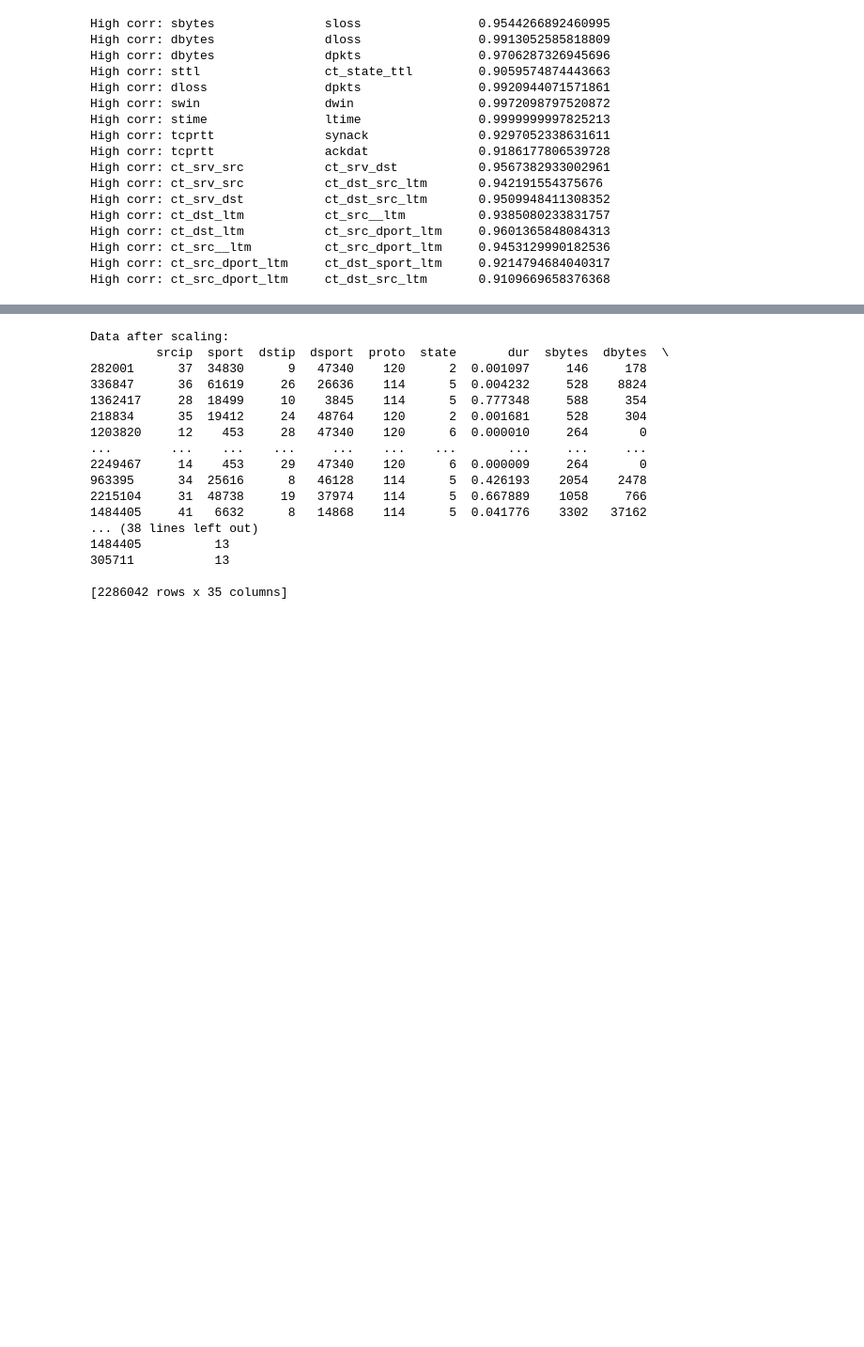
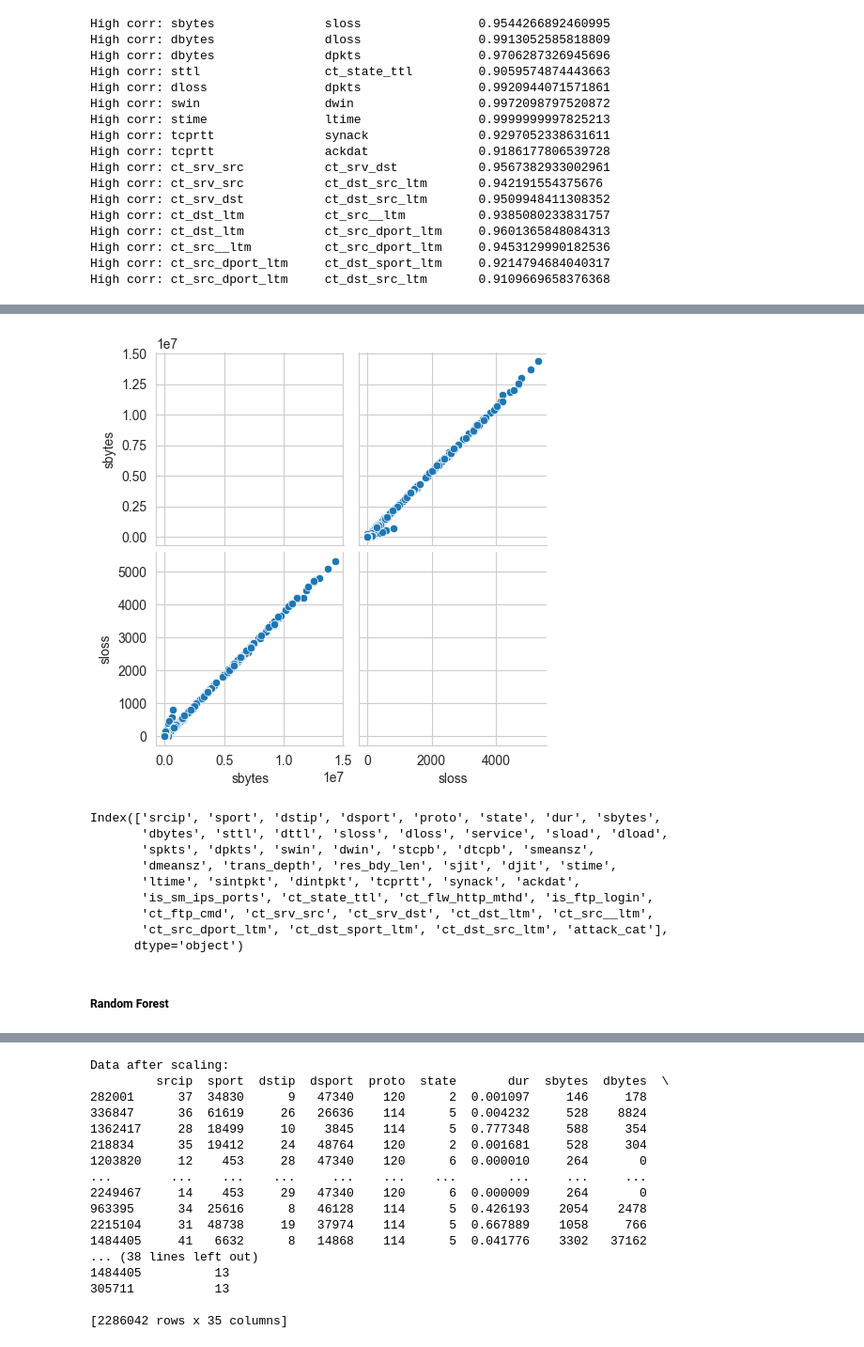
Before and after one commit to alfarisv/Intrusion-Detection-System, a Jupyter notebook: UNSW_NB15.ipynb, the cells around one changed output, grey strips where cells are left out. Shown at 94% size. Cells and saved outputs as stored; diff of their text form; code cells hidden in the pictures; blank space fills up the shorter version.

```diff
--- a/UNSW_NB15.ipynb
+++ b/UNSW_NB15.ipynb
@@ -118,11 +169,6 @@ df.head()
 5 rows × 49 columns
 # %% [markdown]
 <H1> pre-processing & Data cleaning
-# %%
-X = df.drop(columns=['label'])
-y = df['label']
-X_train, X_test, y_train, y_test = train_test_split(X, y, test_size=0.1, random_state=0)
-del df
 # %%
 # print (X_train)
 # print (y_train)
@@ -299,0 +392,20 @@ X_train shape after high corr filter: (2286042, 35)
+# %%
+sns.set_style("whitegrid")
+sns.pairplot(data=X_train, vars=['sbytes', 'sloss'])
+plt.show()
+
+
+print(X_train.columns)
+# %% [output]
+[figure, added]
+Index(['srcip', 'sport', 'dstip', 'dsport', 'proto', 'state', 'dur', 'sbytes',
+       'dbytes', 'sttl', 'dttl', 'sloss', 'dloss', 'service', 'sload', 'dload',
+       'spkts', 'dpkts', 'swin', 'dwin', 'stcpb', 'dtcpb', 'smeansz',
+       'dmeansz', 'trans_depth', 'res_bdy_len', 'sjit', 'djit', 'stime',
+       'ltime', 'sintpkt', 'dintpkt', 'tcprtt', 'synack', 'ackdat',
+       'is_sm_ips_ports', 'ct_state_ttl', 'ct_flw_http_mthd', 'is_ftp_login',
+       'ct_ftp_cmd', 'ct_srv_src', 'ct_srv_dst', 'ct_dst_ltm', 'ct_src__ltm',
+       'ct_src_dport_ltm', 'ct_dst_sport_ltm', 'ct_dst_src_ltm', 'attack_cat'],
+      dtype='object')
+# %% [markdown]
+<H5>Random Forest
```
Also changed, not shown: parts of 32 cells of this notebook, 3 other files.
